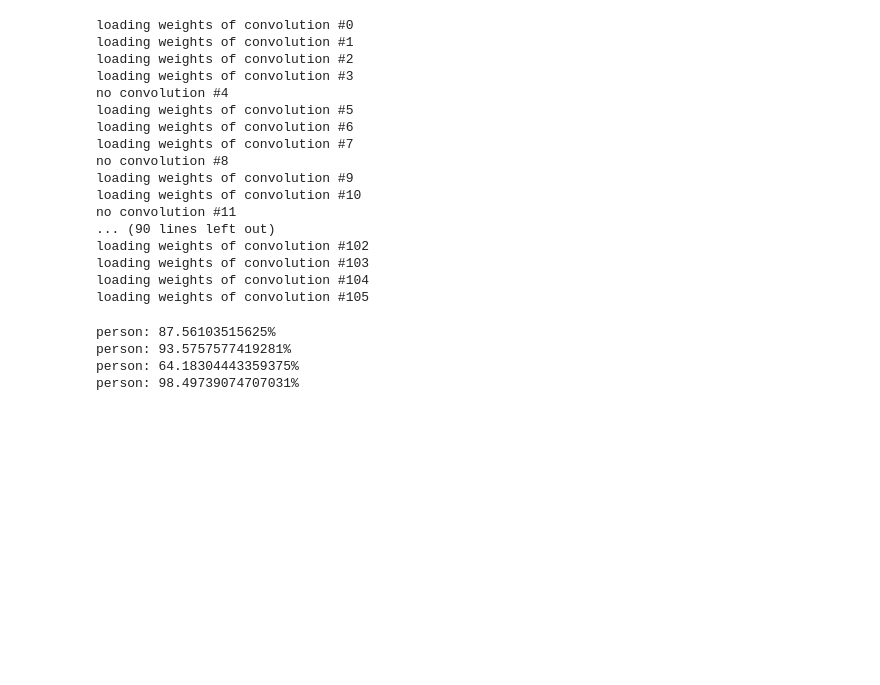
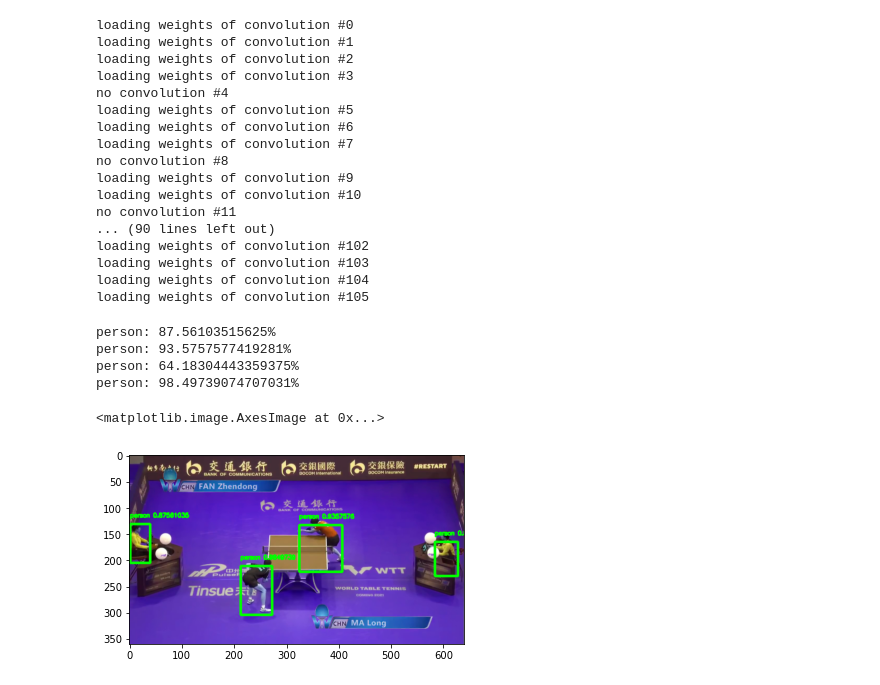
Before and after one commit to archeltaneka/table-tennis-analytics, a Jupyter notebook: table_tennis_analytic_playground.ipynb, the cells around one changed output. Cells and saved outputs as stored; diff of their text form; code cells hidden in the pictures; blank space fills up the shorter version.

```diff
--- a/table_tennis_analytic_playground.ipynb
+++ b/table_tennis_analytic_playground.ipynb
@@ -351,7 +44,10 @@ labels = ["person"]
 PATH = './data/downverse.com - Ma Long vs Fan Zhendong  Bank of Communications 2020 ITTF Finals (Final) trimmed.mp4'
 scaling_factor = 0.5
 
-img = init_court_capture(PATH, scaling_factor)
+cap = cv2.VideoCapture(PATH)
+ret, img = cap.read()
+new_h, new_w = int(img.shape[1]*scaling_factor), int(img.shape[0]*scaling_factor)
+img = cv2.resize(img, (new_h, new_w), interpolation=cv2.INTER_AREA)
 h, w, _ = img.shape
 # %%
 # vid_path = './data/downverse.com - Ma Long vs Fan Zhendong  Bank of Communications 2020 ITTF Finals (Final) trimmed.mp4'
@@ -463,21 +153,25 @@ def drawPlayers(im, pred_boxes, pred_classes, showResult=False):
 # %%
 img_copy = yolo3.preprocess_input(img, net_h, net_w)
 preds = model.predict(img_copy)
 bboxes = []
 
 for i in range(len(preds)):
     bboxes += yolo3.decode_netout(preds[i][0], anchors[i], obj_thresh, nms_thresh, net_h, net_w)
 
 yolo3.correct_yolo_boxes(bboxes, h, w, net_h, net_w)
 yolo3.do_nms(bboxes, nms_thresh)
-yolo3.draw_boxes(img, bboxes, labels, obj_thresh)
-cv2.imshow('YOLO prediction', img)
+obj = yolo3.draw_boxes(img, bboxes, labels, obj_thresh)
 
-cv2.waitKey(0)
-cv2.destroyAllWindows()
+plt.imshow(img)
+# cv2.imshow('YOLO prediction', img)
+
+# cv2.waitKey(0)
+# cv2.destroyAllWindows()
 # %% [output]
 person: 87.56103515625%
 person: 93.5757577419281%
 person: 64.18304443359375%
 person: 98.49739074707031%
+<matplotlib.image.AxesImage at 0x...>
+[figure, added]
 # %%
```
Also changed, not shown: parts of 29 cells of this notebook, 2 other files.
